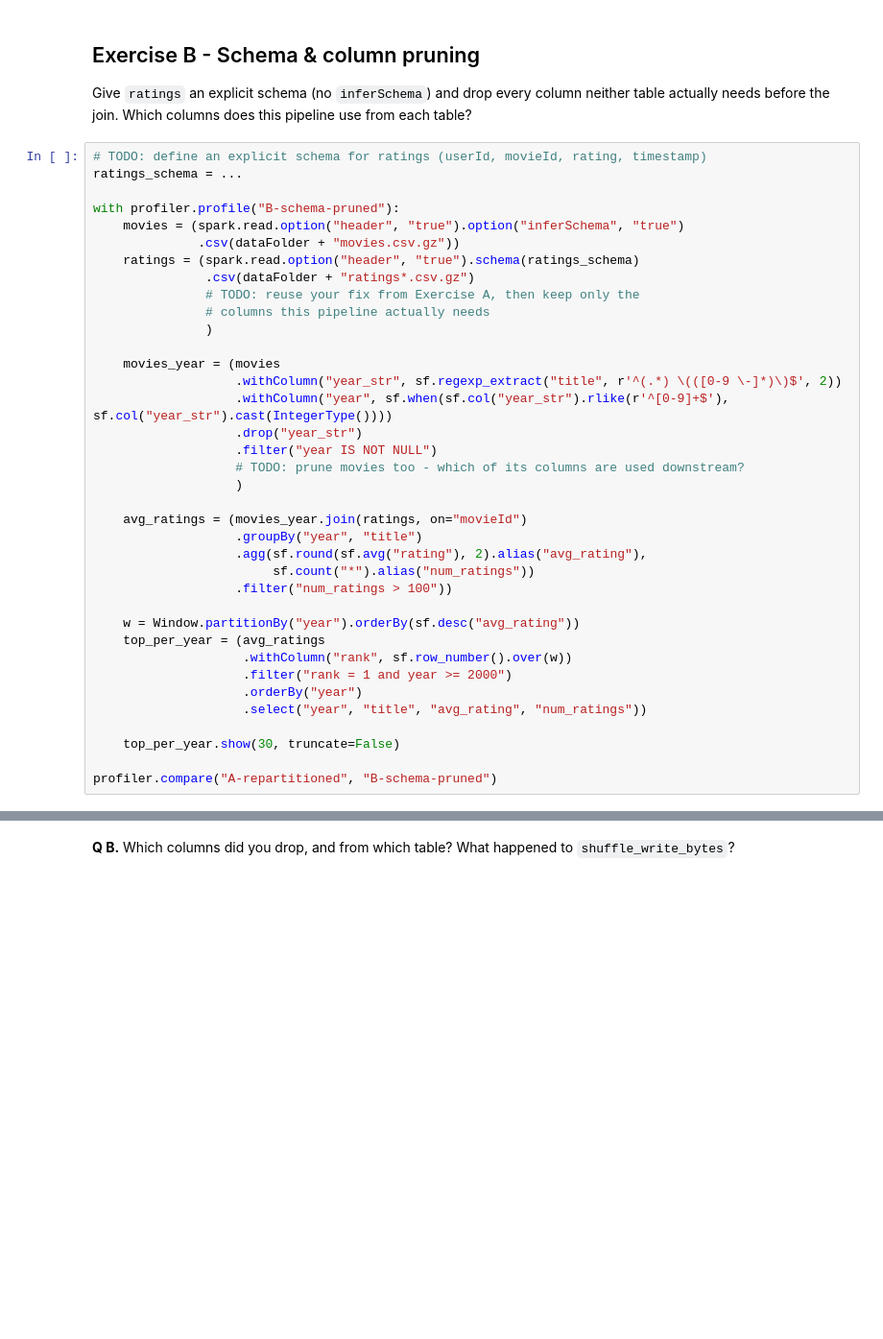
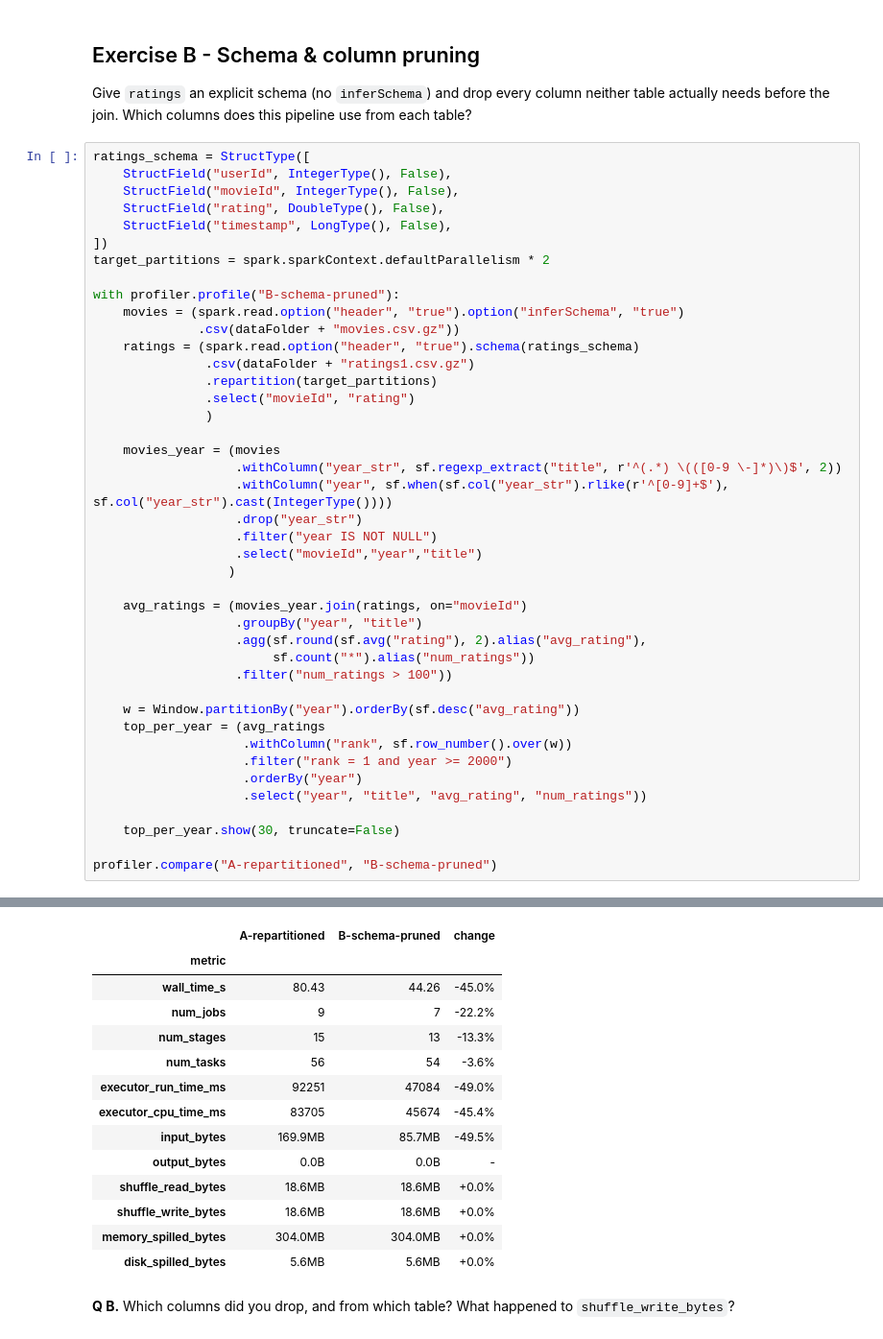
Before and after one commit to KingPixelKP/CompParLabs, a Jupyter notebook: lab03/notebooks/profiling_exercises.ipynb, the cells around one changed output, grey strips where cells are left out. Shown at 96% size. Drawn from its saved outputs; the diff is of its cells as text; blank space fills up the shorter version.

```diff
--- a/lab03/notebooks/profiling_exercises.ipynb
+++ b/lab03/notebooks/profiling_exercises.ipynb
@@ -128,16 +197,21 @@ Give `ratings` an explicit schema (no `inferSchema`) and drop every column
 neither table actually needs before the join. Which columns does this
 pipeline use from each table?
 # %%
-# TODO: define an explicit schema for ratings (userId, movieId, rating, timestamp)
-ratings_schema = ...
+ratings_schema = StructType([
+    StructField("userId", IntegerType(), False),
+    StructField("movieId", IntegerType(), False),
+    StructField("rating", DoubleType(), False),
+    StructField("timestamp", LongType(), False),
+])
+target_partitions = spark.sparkContext.defaultParallelism * 2
 
 with profiler.profile("B-schema-pruned"):
     movies = (spark.read.option("header", "true").option("inferSchema", "true")
               .csv(dataFolder + "movies.csv.gz"))
     ratings = (spark.read.option("header", "true").schema(ratings_schema)
-               .csv(dataFolder + "ratings*.csv.gz")
-               # TODO: reuse your fix from Exercise A, then keep only the
-               # columns this pipeline actually needs
+               .csv(dataFolder + "ratings1.csv.gz")
+               .repartition(target_partitions)
+               .select("movieId", "rating")
                )
 
     movies_year = (movies
@@ -145,8 +219,8 @@ with profiler.profile("B-schema-pruned"):
                    .withColumn("year", sf.when(sf.col("year_str").rlike(r'^[0-9]+$'), sf.col("year_str").cast(IntegerType())))
                    .drop("year_str")
                    .filter("year IS NOT NULL")
-                   # TODO: prune movies too - which of its columns are used downstream?
-                   )
+                   .select("movieId","year","title")
+                  )
 
     avg_ratings = (movies_year.join(ratings, on="movieId")
                    .groupBy("year", "title")
@@ -164,3 +238,4 @@ with profiler.profile("B-schema-pruned"):
     top_per_year.show(30, truncate=False)
 
 profiler.compare("A-repartitioned", "B-schema-pruned")
+# %% [output]
@@ -167,3 +259,17 @@ profiler.compare("A-repartitioned", "B-schema-pruned")
+|  | A-repartitioned | B-schema-pruned | change |
+| metric |  |  |  |
+| wall_time_s | 80.43 | 44.26 | -45.0% |
+| num_jobs | 9 | 7 | -22.2% |
+| num_stages | 15 | 13 | -13.3% |
+| num_tasks | 56 | 54 | -3.6% |
+| executor_run_time_ms | 92251 | 47084 | -49.0% |
+| executor_cpu_time_ms | 83705 | 45674 | -45.4% |
+| input_bytes | 169.9MB | 85.7MB | -49.5% |
+| output_bytes | 0.0B | 0.0B | - |
+| shuffle_read_bytes | 18.6MB | 18.6MB | +0.0% |
+| shuffle_write_bytes | 18.6MB | 18.6MB | +0.0% |
+| memory_spilled_bytes | 304.0MB | 304.0MB | +0.0% |
+| disk_spilled_bytes | 5.6MB | 5.6MB | +0.0% |
 # %% [markdown]
 **Q B.** Which columns did you drop, and from which table? What happened to
 `shuffle_write_bytes`?
```
Also changed, not shown: parts of 9 cells of this notebook, 10 other files.
